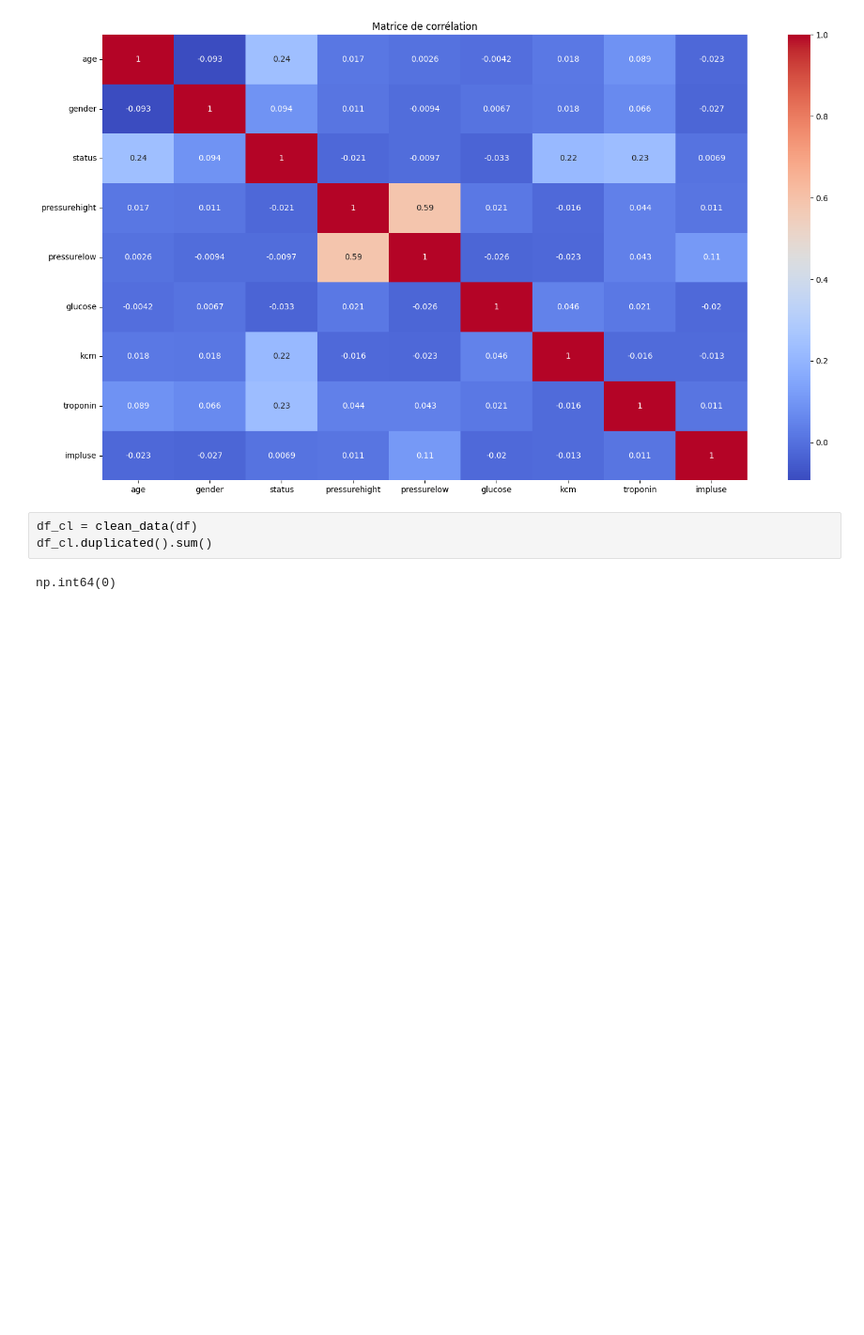
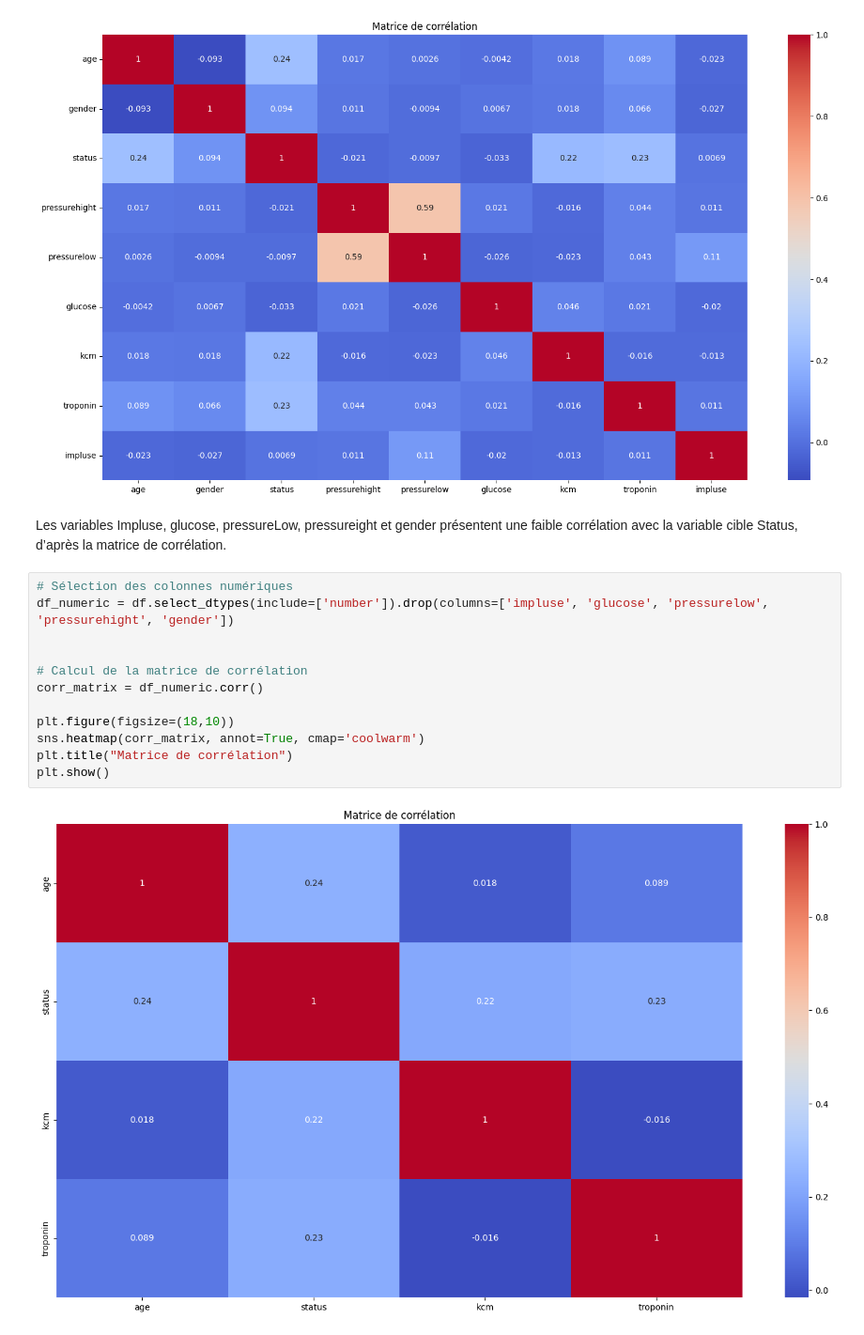
Before and after one commit to khadija199904/API_machine_learning, a Jupyter notebook: EDA.ipynb, the cells around one changed output. Shown: that part at 94% size. Drawn from its saved outputs; the diff is of its cells as text; blank space fills up the shorter version.

```diff
--- a/EDA.ipynb
+++ b/EDA.ipynb
@@ -116,8 +104,19 @@ plt.title("Matrice de corrélation")
 plt.show()
 # %% [output]
 [figure]
-# %%
-df_cl = clean_data(df)
-df_cl.duplicated().sum()
-# %% [output]
-np.int64(0)
+# %% [markdown]
+Les variables Impluse, glucose, pressureLow, pressureight et gender présentent une faible corrélation avec la variable cible Status, d’après la matrice de corrélation.
+# %%
+# Sélection des colonnes numériques
+df_numeric = df.select_dtypes(include=['number']).drop(columns=['impluse', 'glucose', 'pressurelow', 'pressurehight', 'gender'])
+
+
+# Calcul de la matrice de corrélation
+corr_matrix = df_numeric.corr()
+
+plt.figure(figsize=(18,10))
+sns.heatmap(corr_matrix, annot=True, cmap='coolwarm')
+plt.title("Matrice de corrélation")
+plt.show()
+# %% [output]
+[figure, added]
```
Also changed, not shown: parts of 9 cells of this notebook.
